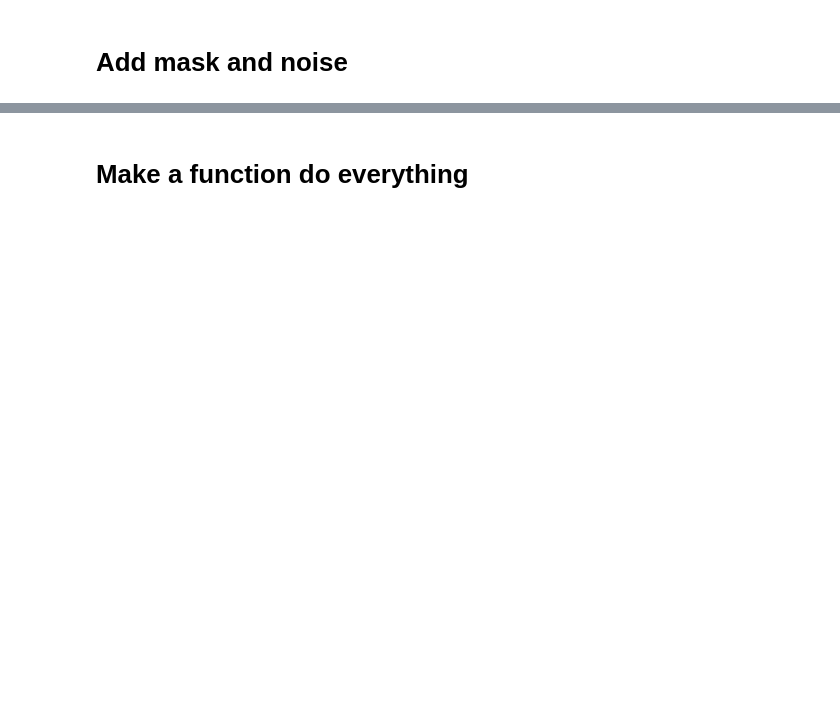
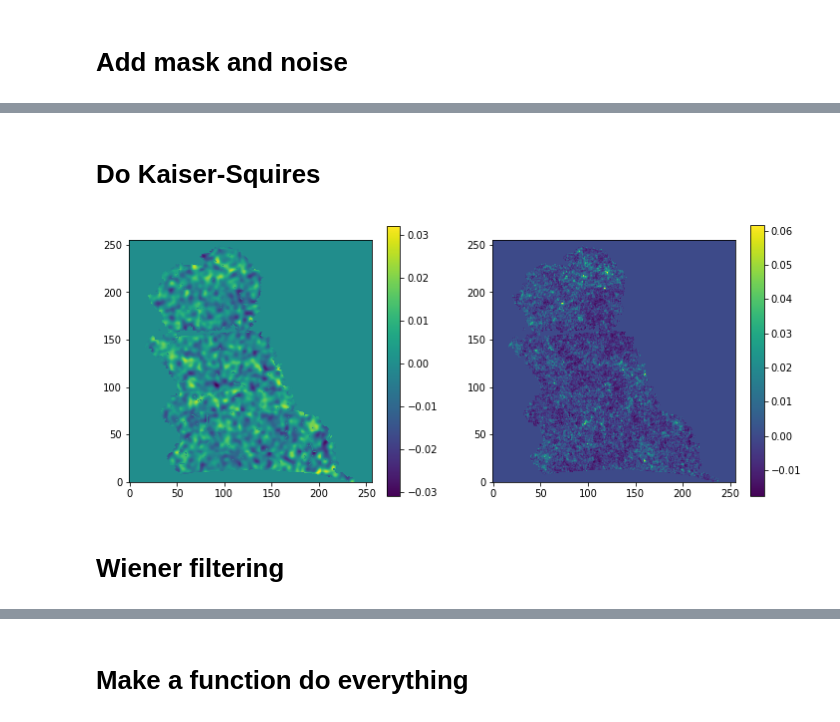
Before and after one commit to NiallJeffrey/DeepMass, a Jupyter notebook: notebooks/picola_training.ipynb, the cells around one changed output, grey strips where cells are left out. Drawn from its saved outputs; the diff is of its cells as text; code cells hidden in the pictures; blank space fills up the shorter version.

```diff
--- a/notebooks/picola_training.ipynb
+++ b/notebooks/picola_training.ipynb
@@ -272,5 +234,5 @@ _ = plt.imshow(g2_masked, origin='lower'), plt.colorbar()
 # %%
-e1_des_noise, e2_des_noise = shape_noise_realisation(des_cat.field('ra_gal'),
+e1_des_noise, e2_des_noise = ld.shape_noise_realisation(des_cat.field('ra_gal'),
                                                      des_cat.field('dec_gal'),
                                                      des_cat.field('e1_gal_sens'),
                                                      des_cat.field('e2_gal_sens'),
@@ -292,6 +256,6 @@ _ = plt.imshow(e2_noise_map, origin='lower', clim = (-0.2,0.2)), plt.colorbar()
 # %%
-e1_noisy = np.where(e1_noise_map.mask==False,  e1_noise_map + g1, 0.)
-e2_noisy = np.where(e2_noise_map.mask==False,  e2_noise_map + g2, 0.)
+e1_noisy = np.where(e1_noise_map.mask==False,  e1_noise_map + shear.real, 0.)
+e2_noisy = np.where(e2_noise_map.mask==False,  e2_noise_map + shear.imag, 0.)
 # %%
 _ = plt.figure(figsize =(12,5))
 _ = plt.subplot(1,2,1)
@@ -309 +267,5 @@ ks_test.real.min()
+# %% [markdown]
+# Do Kaiser-Squires
+# %%
+ks_map = ld.ks(e1_noisy + 1j*e2_noisy, A_ft_diagonal)
 # %%
@@ -315,12 +277,13 @@ _ = plt.imshow(ks_test.imag, origin='lower', clim = (-0.1,0.1)), plt.colorbar()
 # %%
-ks_smoothed_e = ndimage.gaussian_filter(ks_test.real, sigma=2.)
-ks_smoothed_b = ndimage.gaussian_filter(ks_test.imag, sigma=2.)
-patch_smoothed = ndimage.gaussian_filter(patch, sigma=2.)
-
+ks_smoothed = ndimage.gaussian_filter(ks_map.real, sigma=2.)
 smoothed_truth = ndimage.gaussian_filter(patch.real, sigma=0.5)
 # %%
 _ = plt.figure(figsize =(12,5))
 _ = plt.subplot(1,2,1)
-_ = plt.imshow(ks_smoothed_e, origin='lower'), plt.colorbar()
+_ = plt.imshow(ks_smoothed*sv_mask, origin='lower'), plt.colorbar()
 _ = plt.subplot(1,2,2)
-_ = plt.imshow(ks_smoothed_b, origin='lower'), plt.colorbar()
+_ = plt.imshow(smoothed_truth*sv_mask, origin='lower', interpolation='none'), plt.colorbar()
+# %% [output]
+[figure, added]
+# %% [markdown]
+# Wiener filtering
```
Also changed, not shown: parts of 38 cells of this notebook, 2 other files.
